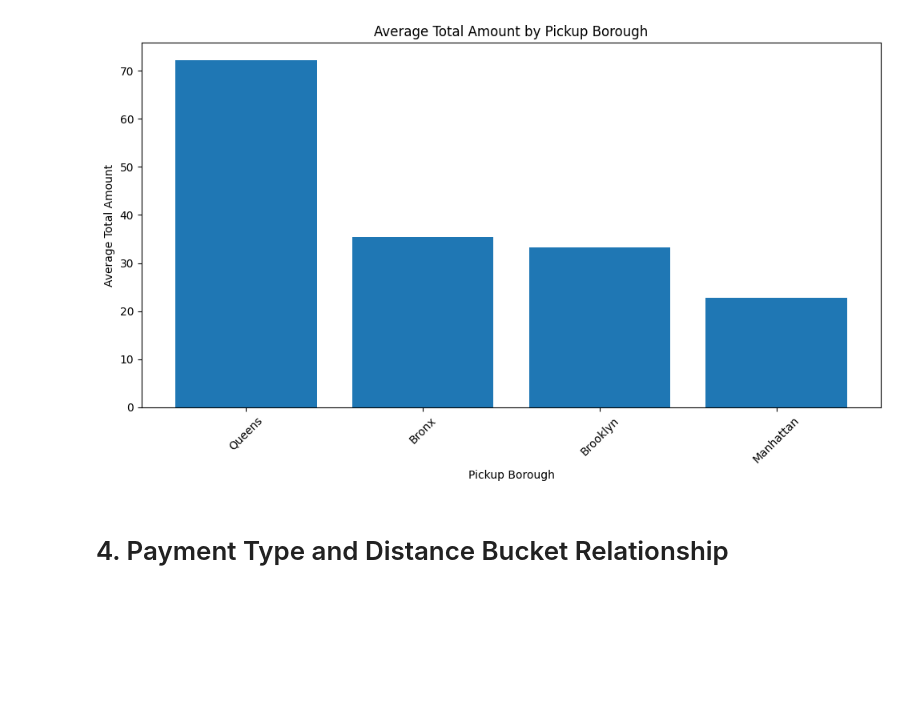
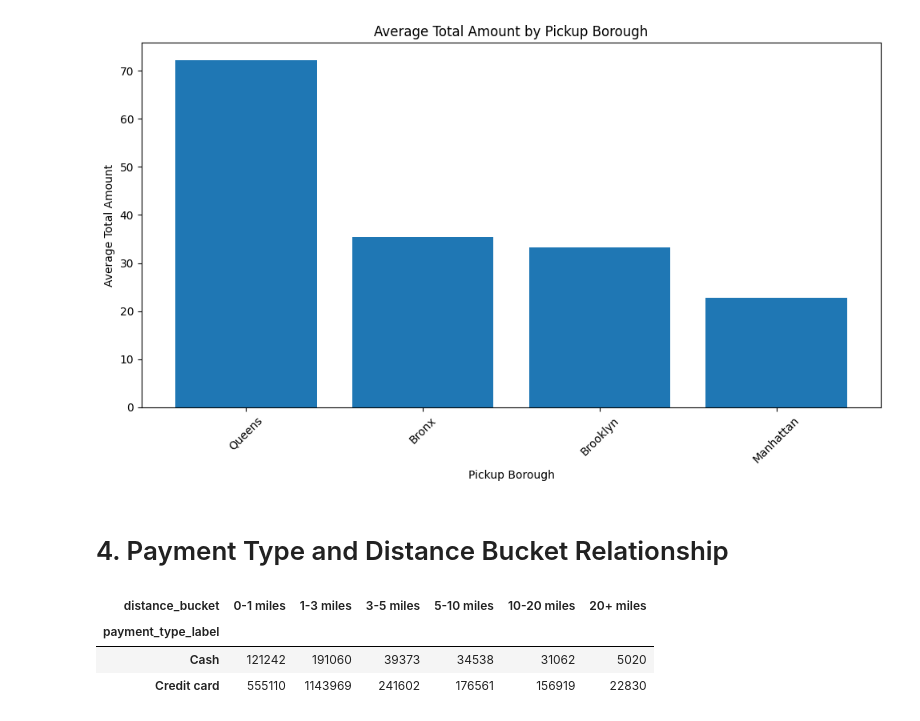
Before and after one commit to angelonels/NYCTaxiTripAnalytics, a Jupyter notebook: notebooks/04_statistical_analysis.ipynb, the cells around one changed output. Drawn from its saved outputs; the diff is of its cells as text; code cells hidden in the pictures; blank space fills up the shorter version.

Commit message:
Add documentation for payment type analysis

```diff
--- a/notebooks/04_statistical_analysis.ipynb
+++ b/notebooks/04_statistical_analysis.ipynb
@@ -451,3 +451,20 @@ plt.show()
 [figure]
 # %% [markdown]
 # 4. Payment Type and Distance Bucket Relationship
+# %%
+payment_distance_dataset = statistical_dataset[
+    statistical_dataset["payment_type_label"].isin(["Credit card", "Cash"])
+    & statistical_dataset["distance_bucket"].notna()
+].copy()
+
+payment_distance_contingency_table = pd.crosstab(
+    payment_distance_dataset["payment_type_label"],
+    payment_distance_dataset["distance_bucket"]
+)
+
+payment_distance_contingency_table
+# %% [output]
+| distance_bucket | 0-1 miles | 1-3 miles | 3-5 miles | 5-10 miles | 10-20 miles | 20+ miles |
+| payment_type_label |  |  |  |  |  |  |
+| Cash | 121242 | 191060 | 39373 | 34538 | 31062 | 5020 |
+| Credit card | 555110 | 1143969 | 241602 | 176561 | 156919 | 22830 |
```
